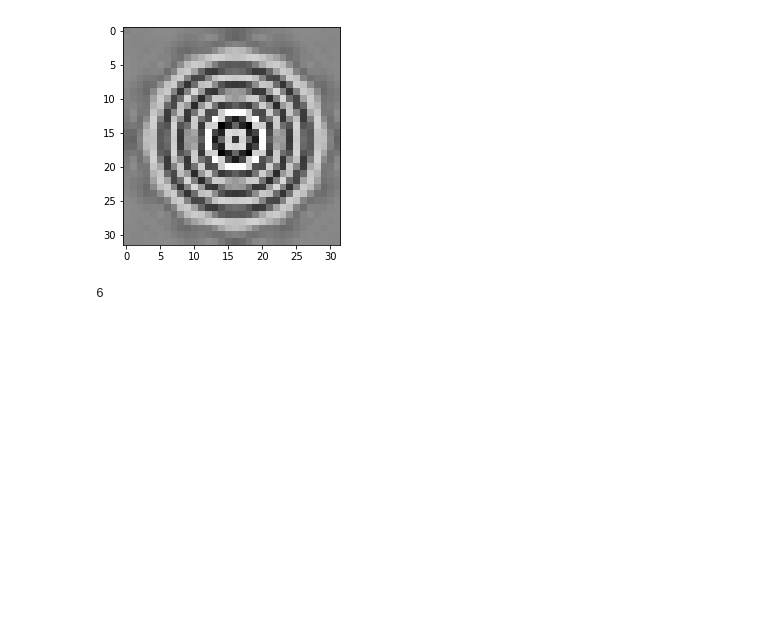
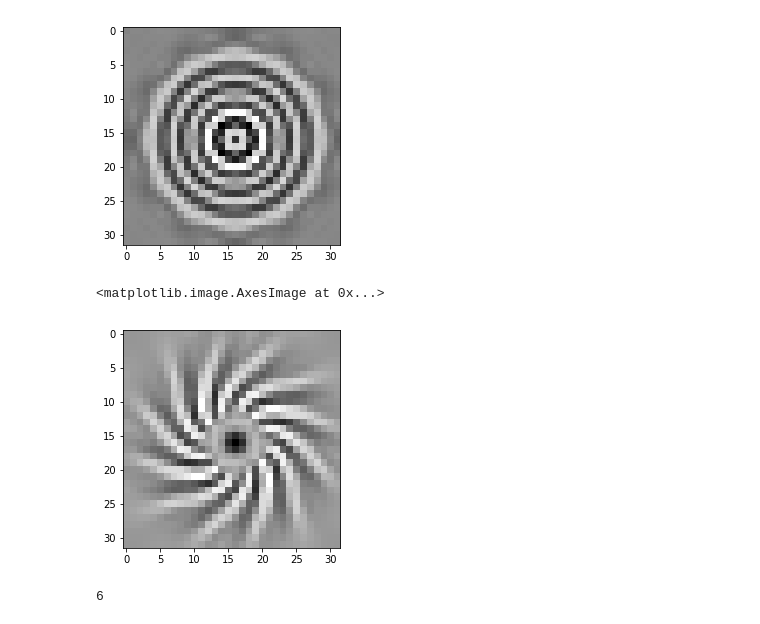
Before and after one commit to bicv/POLO, a Jupyter notebook: notebooks/2020-03-03_retina_pyramid_overcomplete_rotation_invariant_ED.ipynb, the cells around one changed output. Saved outputs shown, nothing was run; the diff lists cells and outputs as text; code cells hidden in the pictures; blank space fills up the shorter version.

```diff
--- a/notebooks/2020-03-03_retina_pyramid_overcomplete_rotation_invariant_ED.ipynb
+++ b/notebooks/2020-03-03_retina_pyramid_overcomplete_rotation_invariant_ED.ipynb
@@ -276,6 +276,15 @@ plt.imshow(img_dis.numpy()[:, :, ...], cmap='gray')
 # %% [output]
 <matplotlib.image.AxesImage at 0x...>
 [figure]
+# %%
+coefs = np.zeros((n_sublevel, n_azimuth, n_theta, n_phase))
+coefs[:, :, 4, 0] = np.ones((n_sublevel, n_azimuth))
+coefs_tf = torch.Tensor(coefs)
+img_dis = torch.tensordot(K, coefs_tf, dims=4)
+plt.imshow(img_dis.numpy()[:, :, ...], cmap='gray')
+# %% [output]
+<matplotlib.image.AxesImage at 0x...>
+[figure, added]
 # %%
 n_levels
 # %% [output]
```
Also changed, not shown: 4 other files.
